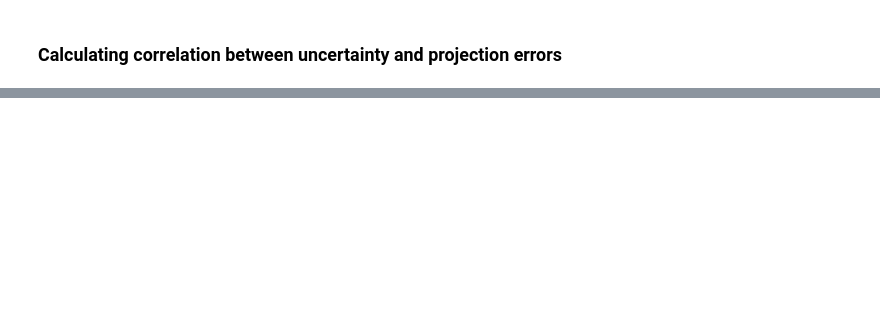
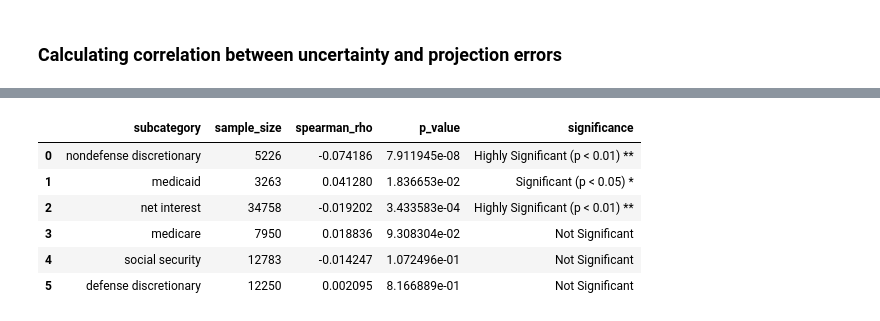
Before and after one commit to tnguye27/projection-uncertainty, a Jupyter notebook: 6_Error_Corr.ipynb, the cells around one changed output, grey strips where cells are left out. Cells and saved outputs as stored; diff of their text form; code cells hidden in the pictures; blank space fills up the shorter version.

```diff
--- a/6_Error_Corr.ipynb
+++ b/6_Error_Corr.ipynb
@@ -206,7 +233,7 @@ plt.show()
 # %%
 # Correlation coefficient for each subcategory
 # 1. Drop rows missing either the uncertainty score or projection error
-clean_df = merged_df[['subcategory', 'uncertainty_score', 'projection_error']].dropna()
+clean_df = merged_df[['subcategory', 'contextual_uncertainty_score', 'projection_error']].dropna()
 
 # 2. Group by subcategory and calculate Spearman correlation for each
 sub_results = []
@@ -216,7 +243,7 @@ for subcat, group in clean_df.groupby('subcategory'):
 
     # We need at least 3 data points to calculate a correlation coefficient
     if n_samples >= 3:
-        coef, p_val = stats.spearmanr(group['uncertainty_score'], group['projection_error'])
+        coef, p_val = stats.spearmanr(group['contextual_uncertainty_score'], group['projection_error'])
     else:
         coef, p_val = None, None
 
@@ -227,33 +254,41 @@ for subcat, group in clean_df.groupby('subcategory'):
         'p_value': p_val
     })
 
 # 3. Convert results into a structured DataFrame
 subcategory_correlations = pd.DataFrame(sub_results)
 
 # 4. Add a quick visual indicator for statistical significance
 def check_sig(p):
     if p is None:
         return 'Too few samples (<3)'
     elif p < 0.01:
         return 'Highly Significant (p < 0.01) **'
     elif p < 0.05:
         return 'Significant (p < 0.05) *'
     else:
         return 'Not Significant'
 
 subcategory_correlations['significance'] = subcategory_correlations['p_value'].apply(check_sig)
 
 # 5. Sort by the strongest absolute correlations first
 subcategory_correlations['abs_rho'] = subcategory_correlations['spearman_rho'].abs()
 subcategory_correlations = (
     subcategory_correlations
     .sort_values(by='abs_rho', ascending=False)
     .drop(columns=['abs_rho'])
     .reset_index(drop=True)
 )
 
 # Display the final summary table
 subcategory_correlations
+# %% [output]
+|  | subcategory | sample_size | spearman_rho | p_value | significance |
+| 0 | nondefense discretionary | 5226 | -0.074186 | 7.911945e-08 | Highly Significant (p < 0.01) ** |
+| 1 | medicaid | 3263 | 0.041280 | 1.836653e-02 | Significant (p < 0.05) * |
+| 2 | net interest | 34758 | -0.019202 | 3.433583e-04 | Highly Significant (p < 0.01) ** |
+| 3 | medicare | 7950 | 0.018836 | 9.308304e-02 | Not Significant |
+| 4 | social security | 12783 | -0.014247 | 1.072496e-01 | Not Significant |
+| 5 | defense discretionary | 12250 | 0.002095 | 8.166889e-01 | Not Significant |
 # %%
 # Visualize the correlations for each subcategory above
 # 1. Prepare your data for visualization
```
Also changed, not shown: parts of 8 cells of this notebook.
